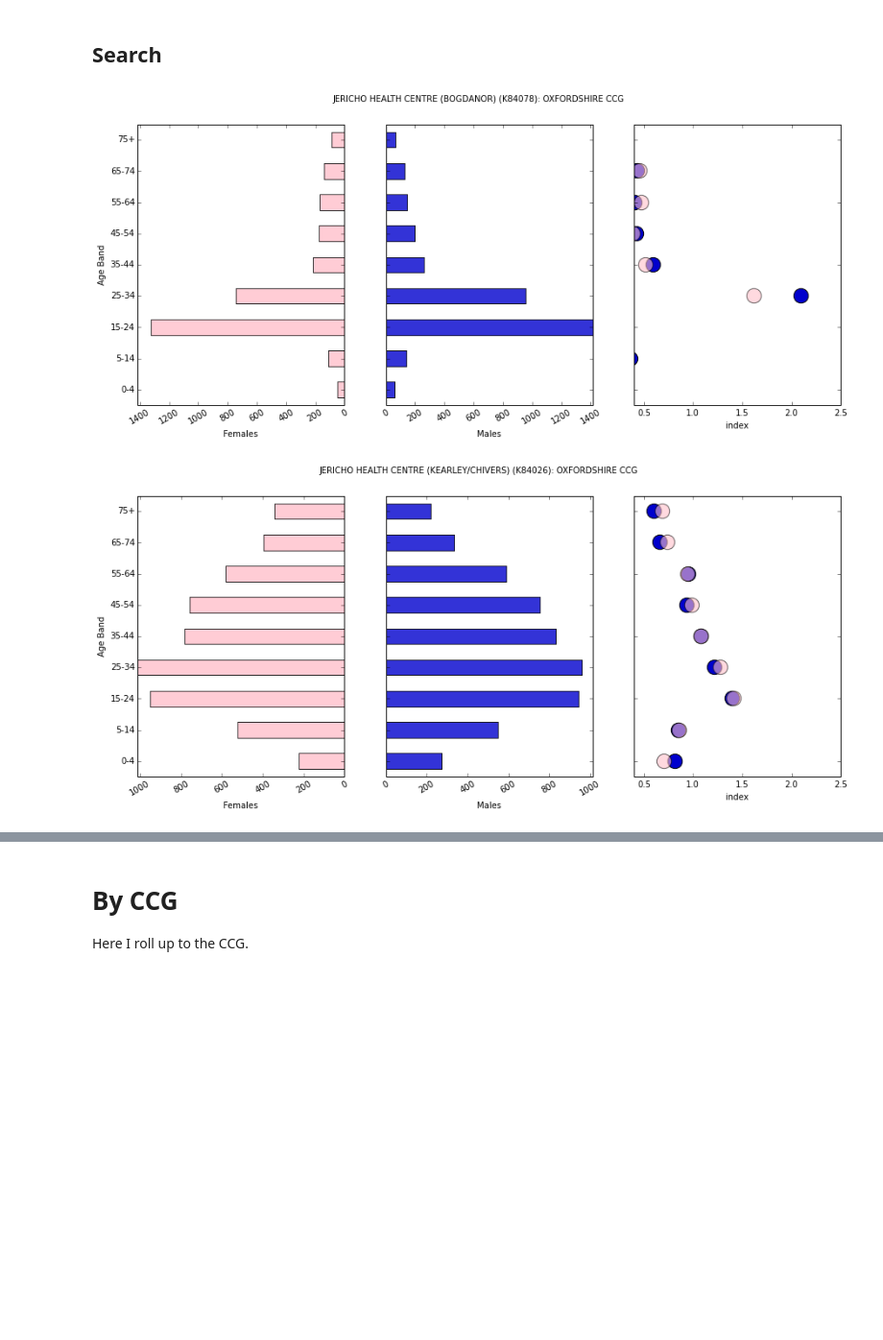
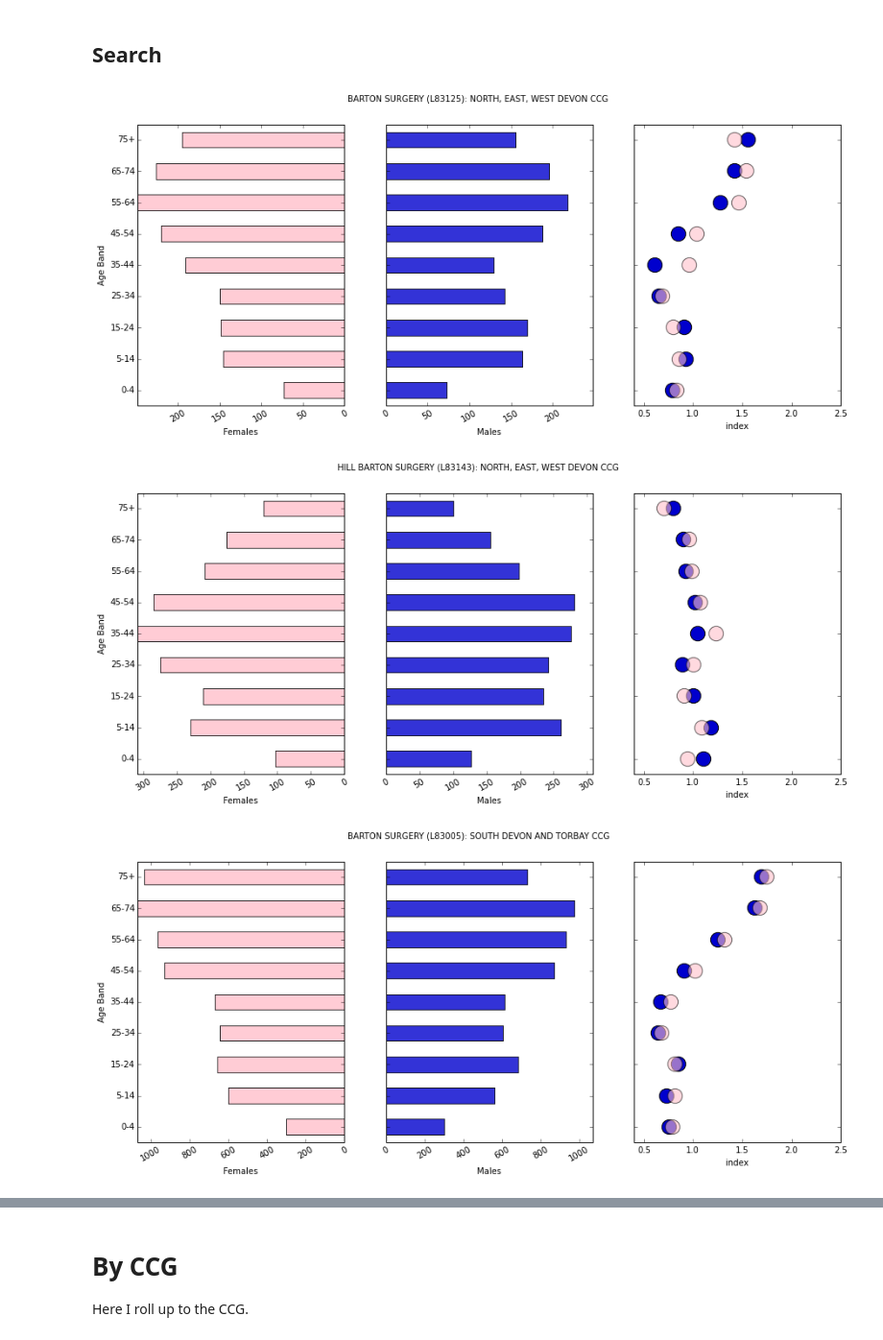
Before and after one commit to tdbudden/hscictools, a Jupyter notebook: notebooks/Primary Care Demographics.ipynb, the cells around one changed output, grey strips where cells are left out. Shown at 96% size. Saved outputs shown, nothing was run; the diff lists cells and outputs as text; code cells hidden in the pictures; blank space fills up the shorter version.

```diff
--- a/notebooks/Primary Care Demographics.ipynb
+++ b/notebooks/Primary Care Demographics.ipynb
@@ -64,8 +76,9 @@ for i in practicedemogs.stack((0,1)).groupby(level=(0,1,2)).sum().sort(inplace=F
 ## Search
 # %%
 for i in practicedemogs.index:
-    if 'JERICHO' in "%s (%s): %s" % (i[1],i[2],i[0]):
+    if filter(lambda x: x.lower() in ' '.join(i).lower(),"BARTON SURGERY".split(',')):
         age_gender_tornado_with_index(practicedemogs.ix[i],nation,title="%s (%s): %s" % (i[1],i[2],i[0]))
 # %% [output]
-[figure, old version]
+[figure, new version]
-[figure, old version]
+[figure, new version]
+[figure, added]
```
Also changed, not shown: parts of 5 cells of this notebook, 2 other files.
